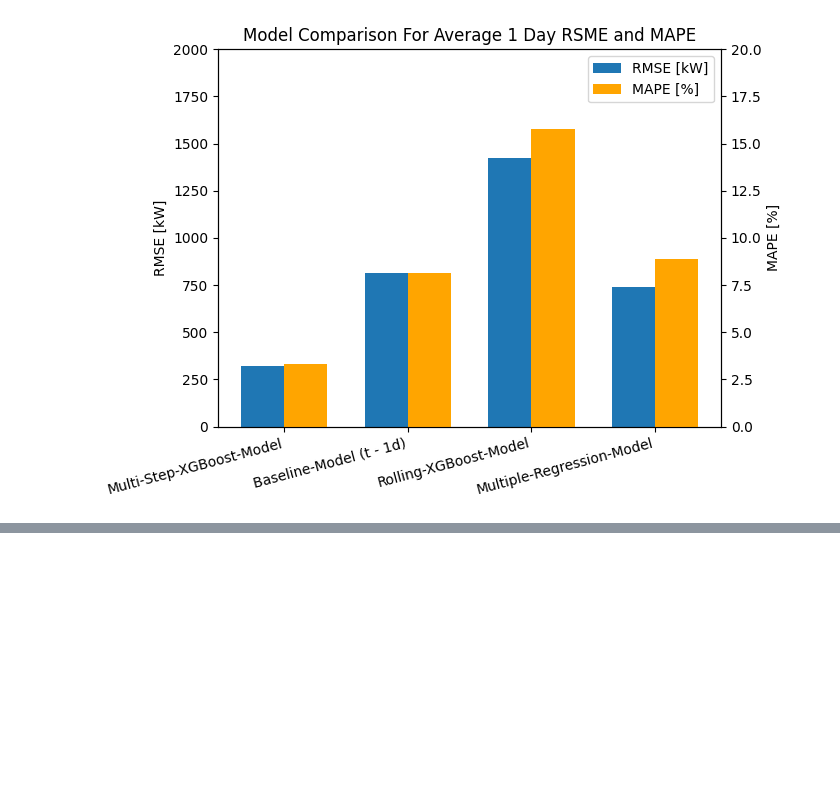
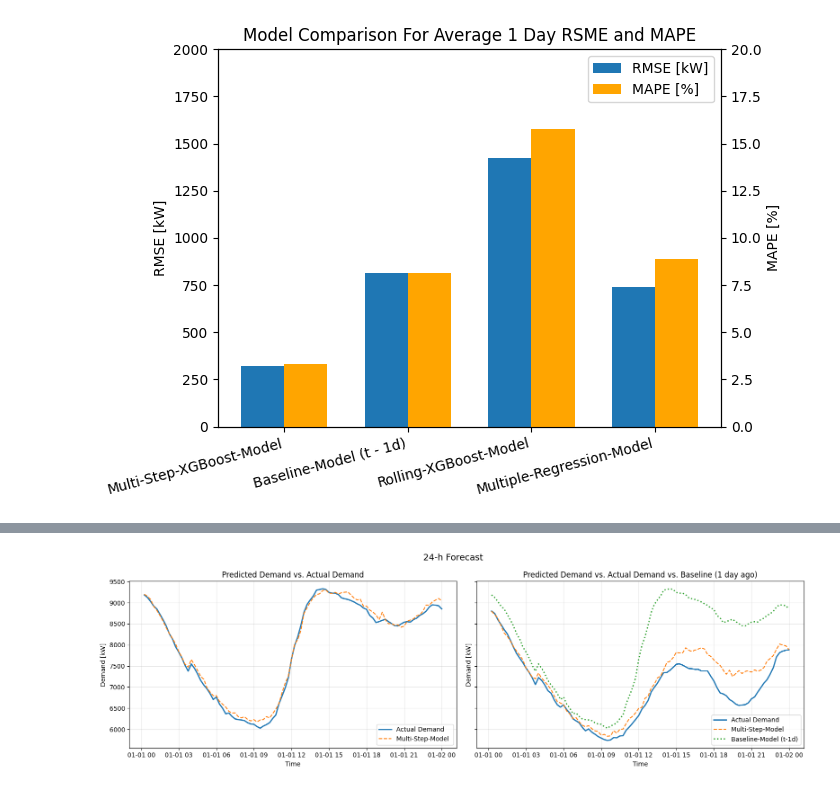
Before and after one commit to Julian3721/energy-demand-forecasting, a Jupyter notebook: multi-step-xgboost.ipynb, the cells around one changed output, grey strips where cells are left out. Drawn from its saved outputs; the diff is of its cells as text; code cells hidden in the pictures; blank space fills up the shorter version.

```diff
--- a/multi-step-xgboost.ipynb
+++ b/multi-step-xgboost.ipynb
@@ -513,0 +444,38 @@ plt.show()
+# %%
+# plotting predicted demand compared to actual demand
+HORIZON = y_te.shape[1]
+SHIFT   = 96
+idx_earlier, idx_later = 0, SHIFT
+
+fig, axes = plt.subplots(1, 2, figsize=(16, 5), sharey=True)
+
+for ax, idx, title in zip(
+        axes,
+        [idx_earlier, idx_later],
+        ["Predicted Demand vs. Actual Demand",
+         "Predicted Demand vs. Actual Demand vs. Baseline (1 day ago)"]):
+
+    actual   = y_te.iloc[idx]
+    model    = y_pred_model.iloc[idx]
+    start_ts = pd.to_datetime(y_te.index[idx]) + pd.Timedelta(minutes=15)
+    t_axis   = pd.date_range(start=start_ts, periods=HORIZON, freq="15min")
+
+    ax.plot(t_axis, actual.values, label="Actual Demand", linewidth=2)
+    ax.plot(t_axis, model.values,  label="Multi-Step-Model ",  linestyle="--")
+
+    if idx == idx_later:
+        baseline = y_pred_baseline.iloc[idx]
+        ax.plot(t_axis, baseline.values, label="Baseline-Model (t-1d)",
+                linestyle=":", linewidth=2)
+
+    ax.set_xlabel("Time")
+    ax.set_ylabel("Demand [kW]")
+    ax.set_title(title)
+    ax.grid(True, alpha=0.3)
+    ax.legend(loc="lower right")
+
+fig.suptitle("24-h Forecast", fontsize=14)
+fig.tight_layout()
+plt.show()
+# %% [output]
+[figure, added]
```
Also changed, not shown: parts of 14 cells of this notebook.
